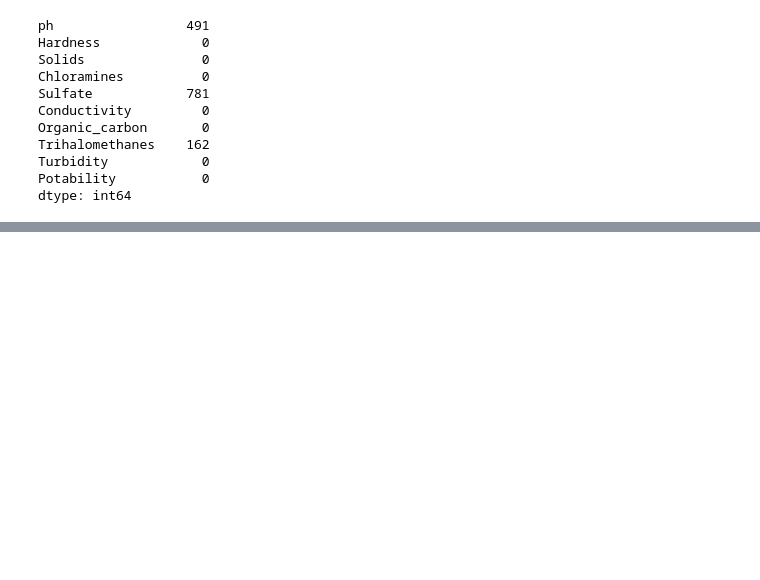
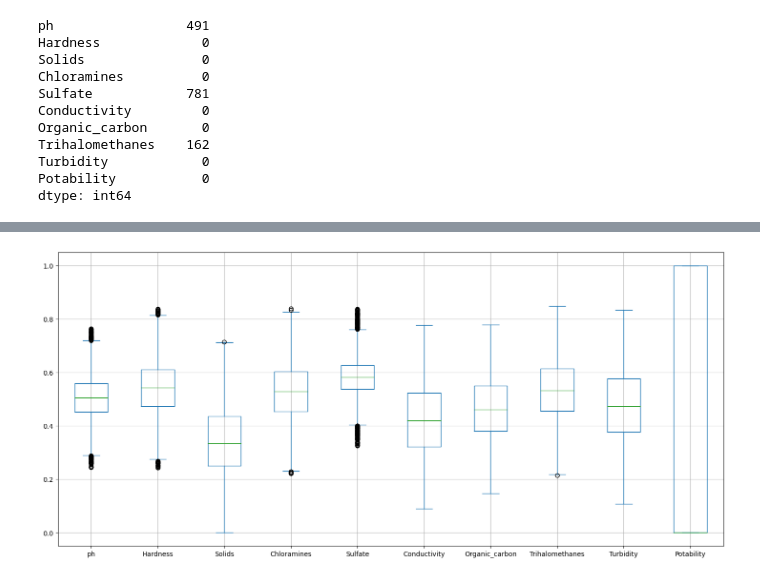
Before and after one commit to AlejandroAlcantar/IntegratorProject, a Jupyter notebook: Water_Quality.ipynb, the cells around one changed output, grey strips where cells are left out. Cells and saved outputs as stored; diff of their text form; code cells hidden in the pictures; blank space fills up the shorter version.

```diff
--- a/Water_Quality.ipynb
+++ b/Water_Quality.ipynb
@@ -80,0 +154,11 @@ data_set = data_set.fillna(data_set.mean())
+# %%
+z_scores = zscore(data_set)
+Datos_limpios = (np.abs(z_scores) < 2.5).all(axis=1)
+data_set = data_set[Datos_limpios]
+# %%
+data_set.plot(kind = 'box',
+                figsize = (18,8)
+)
+plt.grid()
+# %% [output]
+[figure, added]
```
Also changed, not shown: parts of 20 cells of this notebook, 2 other files.
